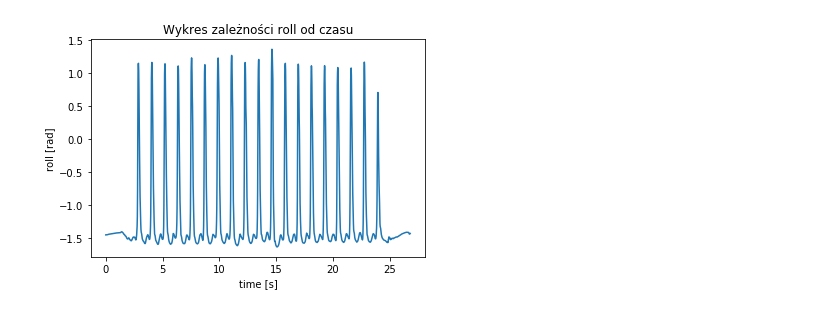
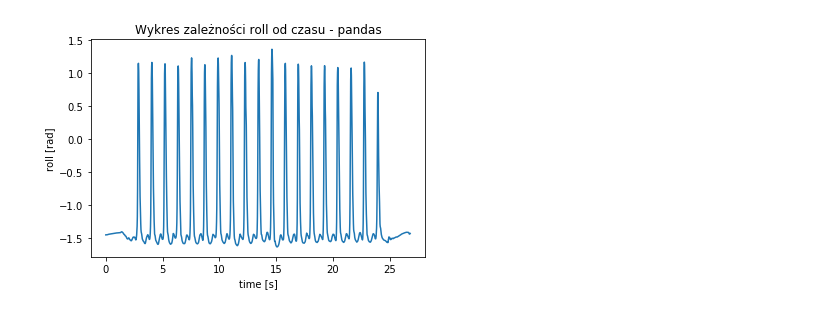
Before and after one commit to katarzynapi/glosowa_projekt, a Jupyter notebook: glosowa_projekt.ipynb, the cells around one changed output. Cells and saved outputs as stored; diff of their text form; code cells hidden in the pictures.

```diff
--- a/glosowa_projekt.ipynb
+++ b/glosowa_projekt.ipynb
@@ -1,51 +15,84 @@
 # %%
-#wczytywanie pliku .csv z aplikacji Power Sense
 import pandas as pd
 import numpy as np
 import matplotlib.pyplot as plt
+import statistics
+import os
 
+#nazwa pliku z danymi
+file = '15CH2L.csv'
 #zakres kolumn do wczytania
 cols = list(range(0,16))
+#nazwy kolumn
+cols_header = ['t', 'roll', 'pitch', 'yaw', 'rotX', 'rotY', 'rotZ', 'gravityX', 'gravityY', 'gravityZ',
+              'accX', 'accY', 'accZ', 'magnetX', 'magnetY', 'magnetZ']
+# !!!! len(cols) == len(cols_header) !!!!
 
-#PANDAS
+#PANDAS - FUNKCJA WCZYTUJĄCA
 
-#wczytanie pliku
-data_pd=pd.read_csv('15CH2L.csv', sep=',', header=0, usecols=cols)
-#pominięcie wierszy z NaN
-data_pd=data_pd.dropna()
+def read_PowerSense_file_pd(file, cols, cols_header):
+    if os.path.isfile(file):
+        #wczytanie pliku
+        data_pd=pd.read_csv(file, sep=',', header=0, usecols=cols)
+        #pominięcie wierszy z NaN
+        data_pd=data_pd.dropna()
+        #zmiana nazw kolumn
+        data_pd.columns = cols_header
+        #rozpoczęcie liczenia czasu od 0
+        data_pd['t'] = data_pd['t'] - min(data_pd['t'])
+        #wypisanie pierwszych 10 wierszy
+        #print(data_pd.iloc[0:10,:])
+        #print(data_pd.values[0:10, :])
+    else:
+        print('Plik '+file+' nie istnieje.')
 
-#zmiana nazw kolumn
-data_pd.columns = ['t', 'roll', 'pitch', 'yaw', 'rotX', 'rotY', 'rotZ', 'gravityX', 'gravityY', 'gravityZ',
-              'accX', 'accY', 'accZ', 'magnetX', 'magnetY', 'magnetZ']
-
-#rozpoczęcie liczenia czasu od 0
-data_pd['t'] = data_pd['t'] - min(data_pd['t'])
-#wypisanie pierwszych 10 wierszy
-#print(data_pd.iloc[0:10,:])
+    return data_pd
 
 #dostęp do kolumn
 #print(data_pd['rotZ']) #kolumna rotation Z
 #dostęp do wierszy
 #print(data_pd.values[0,:]) #pierwszy wiersz danych
 #dostęp do pojedynczej wartości
 #print(data_pd.values[4, 6]) #piąty wiersz, siódma kolumna -> rotation Z
 #dostęp do fragmetu tablicy
 #print(data_pd.values[0:2, 0:4]) # dwa pierwsze wiersze, cztery pierwsze kolumny ?
 
-#NUMPY
+#NUMPY - FUNKCJA WCZYTUJĄCA
 
-#wczytanie pliku
-data_np = np.genfromtxt('15CH2L.csv', delimiter=',', skip_header=1, usecols=cols)
-#pominięcie wierszy z NaN
-data_np = data_np[~np.isnan(data_np).any(axis=1)]
-#rozpoczęcie liczenia czasu od 0
-data_np[:, 0] = data_np[:, 0] - min(data_np[:, 0])
+def read_PowerSense_file_np(file, cols, cols_header):
+    if os.path.isfile(file):
+        #wczytanie pliku
+        data_np = np.genfromtxt('15CH2L.csv', delimiter=',', skip_header=1, usecols=cols)
+        #pominięcie wierszy z NaN
+        data_np = data_np[~np.isnan(data_np).any(axis=1)]
+        #rozpoczęcie liczenia czasu od 0
+        data_np[:, 0] = data_np[:, 0] - min(data_np[:, 0])
+        #wypisanie pierwszych 10 wierszy
+        #print(data_np[10, :])
+    else:
+        print('Plik '+file+' nie istnieje.')
 
-#wyświetlenie parametru roll
+    return data_np
+
+#dostęp do elementów
+#print(data_np[0:3, 0:4]) # trzy pierwsze wiersze, cztery pierwsze kolumny ?
+
+#WYWOŁANIE FUNKCJI WCZYTUJĄCYCH
+data_pd = read_PowerSense_file_pd(file, cols, cols_header)
+data_np = read_PowerSense_file_np(file, cols, cols_header)
+
+#wyświetlenie parametru roll pandas
+plt.plot(data_pd.values[:, 0], data_pd.values[:, 1])
+plt.xlabel('time [s]')
+plt.ylabel('roll [rad]')
+plt.title('Wykres zależności roll od czasu - pandas')
+plt.show()
+
+#wyświetlenie parametru roll numpy
 plt.plot(data_np[:, 0], data_np[:, 1])
 plt.xlabel('time [s]')
 plt.ylabel('roll [rad]')
-plt.title('Wykres zależności roll od czasu')
+plt.title('Wykres zależności roll od czasu - numpy')
 plt.show()
 # %% [output]
-[figure, old version]
+[figure, new version]
```
Also changed, not shown: parts of 6 cells of this notebook, 9 other files.
